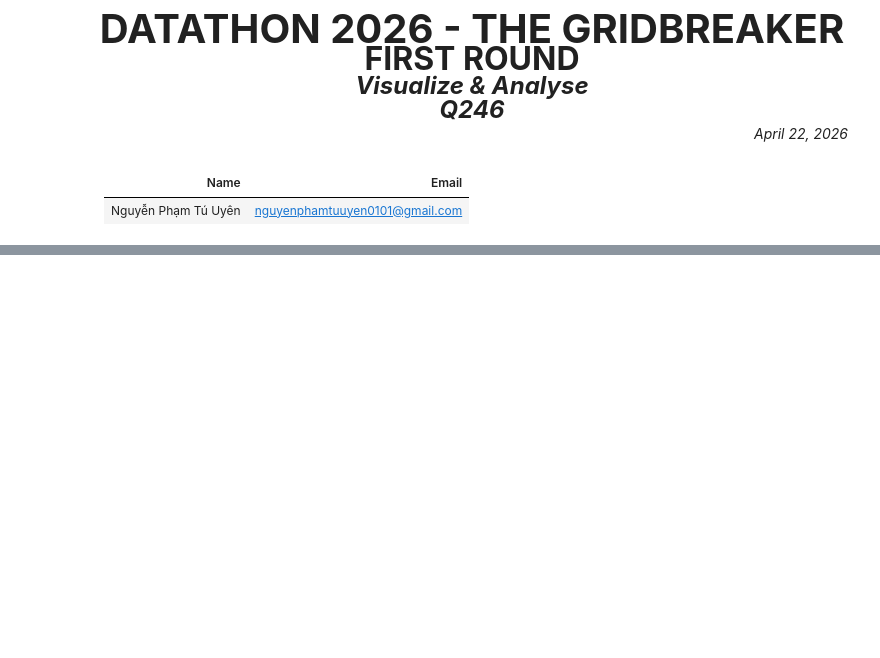
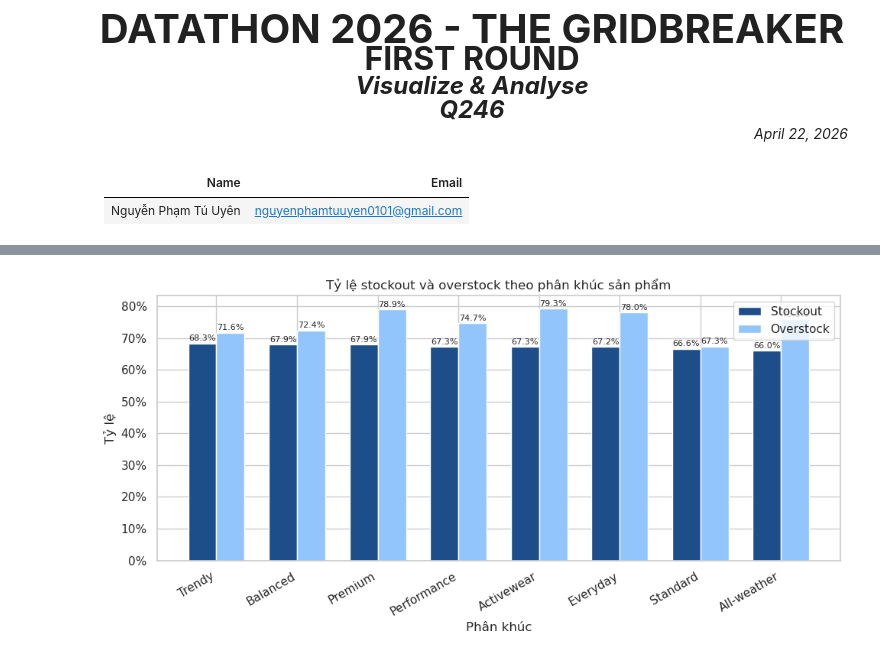
Before and after one commit to ThunderRed1578/DATATHON-2026-THE-GRIDBREAKER, a Jupyter notebook: Part 2 - Visualize & Analyse/Q246.ipynb, the cells around one changed output, grey strips where cells are left out. Saved outputs shown, nothing was run; the diff lists cells and outputs as text; code cells hidden in the pictures; blank space fills up the shorter version.

```diff
--- a/Part 2 - Visualize & Analyse/Q246.ipynb
+++ b/Part 2 - Visualize & Analyse/Q246.ipynb
@@ -53,0 +563,10 @@ II. [** <Header 1> **](#ii)
+# %%
+inventory = data["inventory"]
+
+for col in ["inventory_date", "snapshot_date", "date"]:
+    if col in inventory.columns:
+        inventory[col] = pd.to_datetime(inventory[col], errors="coerce")
+
+inventory["inventory_gap"] = inventory["units_received"] - inventory["units_sold"]
+
+inventory.head()
@@ -53,0 +639,46 @@ II. [** <Header 1> **](#ii)
+# %%
+plot_segment_inv = summary_segment_inv.copy()
+
+x = np.arange(len(plot_segment_inv))
+width = 0.35
+
+plt.figure(figsize=(10, 5))
+bars1 = plt.bar(
+    x - width/2,
+    plot_segment_inv["stockout_rate"],
+    width,
+    label="Stockout",
+    color="#1d4e89"
+)
+
+bars2 = plt.bar(
+    x + width/2,
+    plot_segment_inv["overstock_rate"],
+    width,
+    label="Overstock",
+    color="#93c5fd"
+)
+
+plt.xticks(x, plot_segment_inv["segment"], rotation=30, ha="right")
+plt.title("Tỷ lệ stockout và overstock theo phân khúc sản phẩm")
+plt.xlabel("Phân khúc")
+plt.ylabel("Tỷ lệ")
+plt.gca().yaxis.set_major_formatter(PercentFormatter(1.0))
+plt.legend()
+
+for bars in [bars1, bars2]:
+    for bar in bars:
+        h = bar.get_height()
+        plt.text(
+            bar.get_x() + bar.get_width()/2,
+            h + 0.003,
+            f"{h:.1%}",
+            ha="center",
+            va="bottom",
+            fontsize=8
+        )
+
+plt.tight_layout()
+plt.show()
+# %% [output]
+[figure, added]
```
Also changed, not shown: parts of 53 cells of this notebook.
